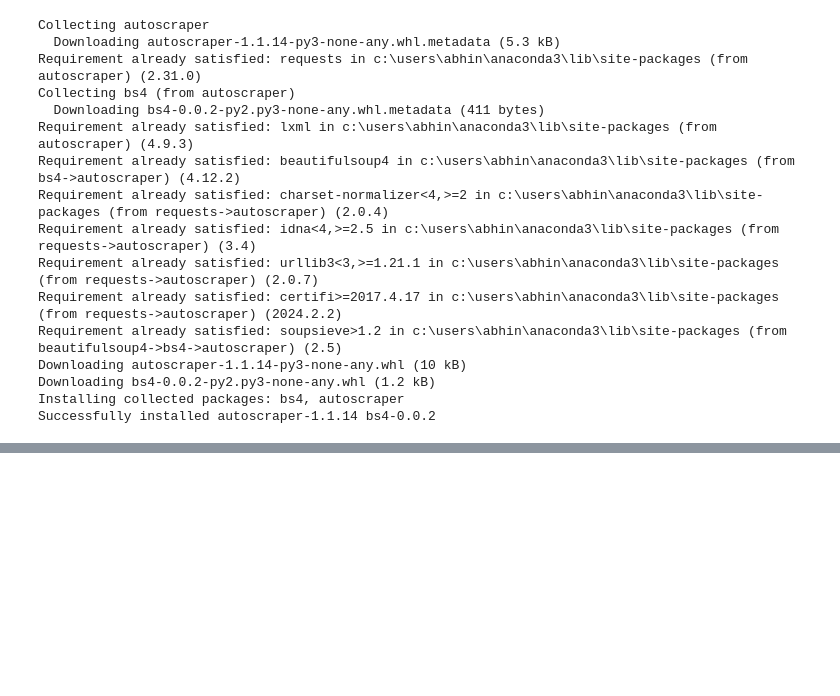
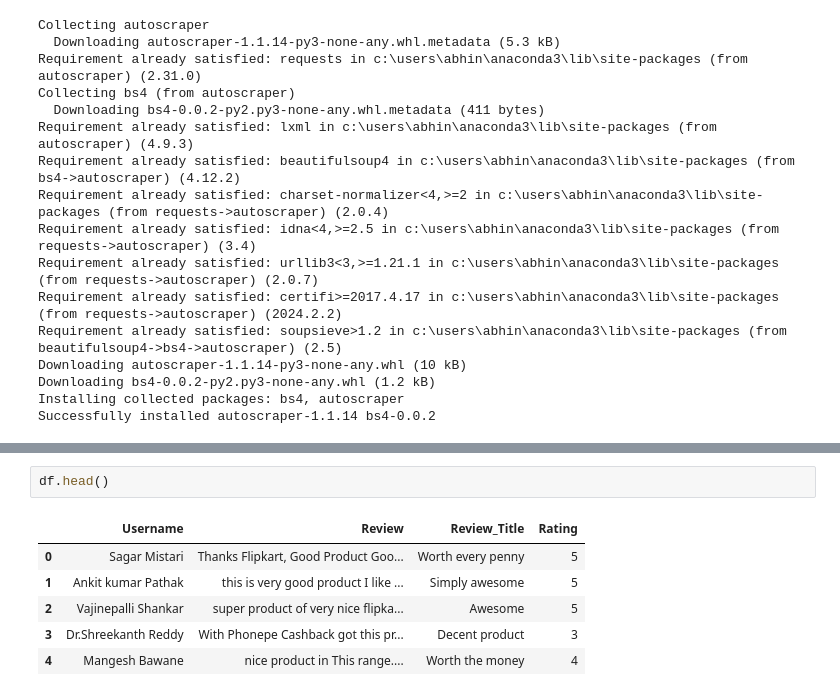
Before and after one commit to Abhinand-NTK/WebScraping, a Jupyter notebook: WebScraping.ipynb, the cells around one changed output, grey strips where cells are left out. Saved outputs shown, nothing was run; the diff lists cells and outputs as text; blank space fills up the shorter version.

```diff
--- a/WebScraping.ipynb
+++ b/WebScraping.ipynb
@@ -111,3 +146,12 @@ df.head(20)
+# %%
+df.head()
+# %% [output]
+|  | Username | Review | Review_Title | Rating |
+| 0 | Sagar Mistari | Thanks Flipkart, Good Product Goo... | Worth every penny | 5 |
+| 1 | Ankit kumar Pathak | this is very good product I like ... | Simply awesome | 5 |
+| 2 | Vajinepalli Shankar | super product of very nice flipka... | Awesome | 5 |
+| 3 | Dr.Shreekanth Reddy | With Phonepe Cashback got this pr... | Decent product | 3 |
+| 4 | Mangesh Bawane | nice product in This range.... | Worth the money | 4 |
 # %%
 df.shape
 # %% [output]
```
Also changed, not shown: parts of 8 cells of this notebook, 2 other files.
